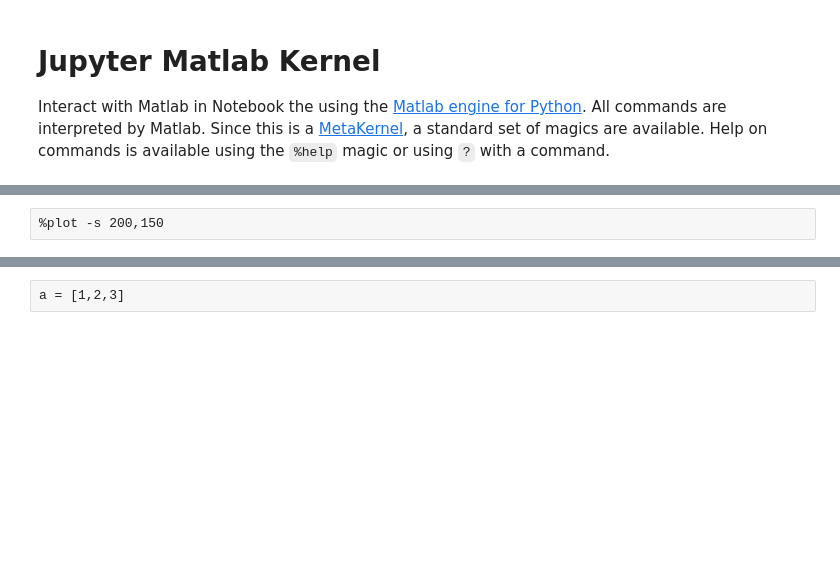
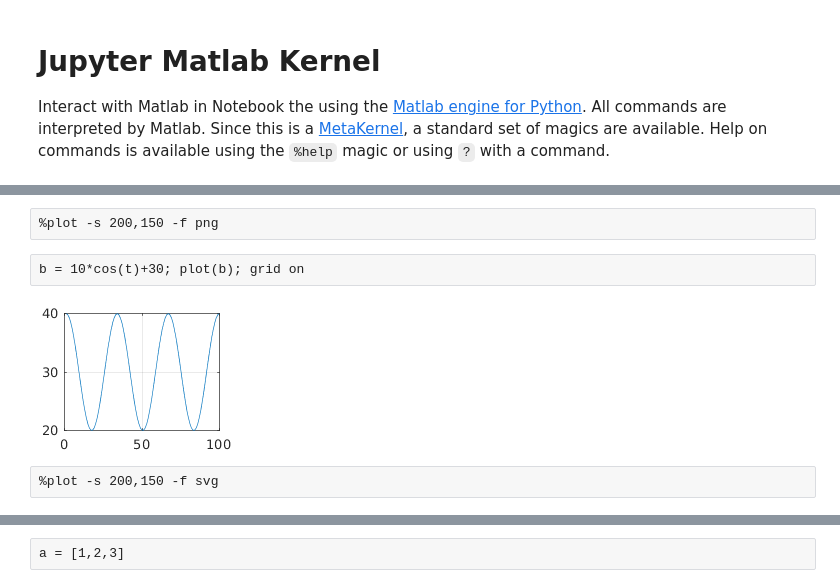
Before and after one commit to Calysto/matlab_kernel, a Jupyter notebook: matlab_kernel.ipynb, the cells around one changed output, grey strips where cells are left out. Cells and saved outputs as stored; diff of their text form; blank space fills up the shorter version.

Commit message:
support svg figures in matlab_kernel

```diff
--- a/matlab_kernel.ipynb
+++ b/matlab_kernel.ipynb
@@ -14,5 +14,11 @@ plot(cos(t), 'r')
 # %%
-%plot -s 200,150
+%plot -s 200,150 -f png
+# %%
+b = 10*cos(t)+30; plot(b); grid on
+# %% [output]
+[figure, added]
+# %%
+%plot -s 200,150 -f svg
 # %%
 b = 10*cos(t)+30; plot(b); grid on
 # %% [output]
```
Also changed, not shown: parts of 3 cells of this notebook, 1 other file.
